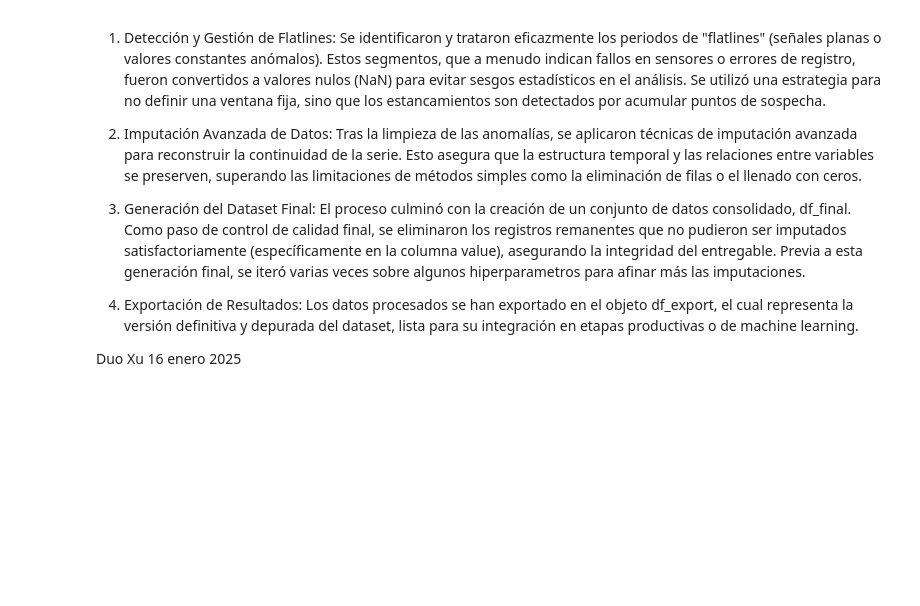
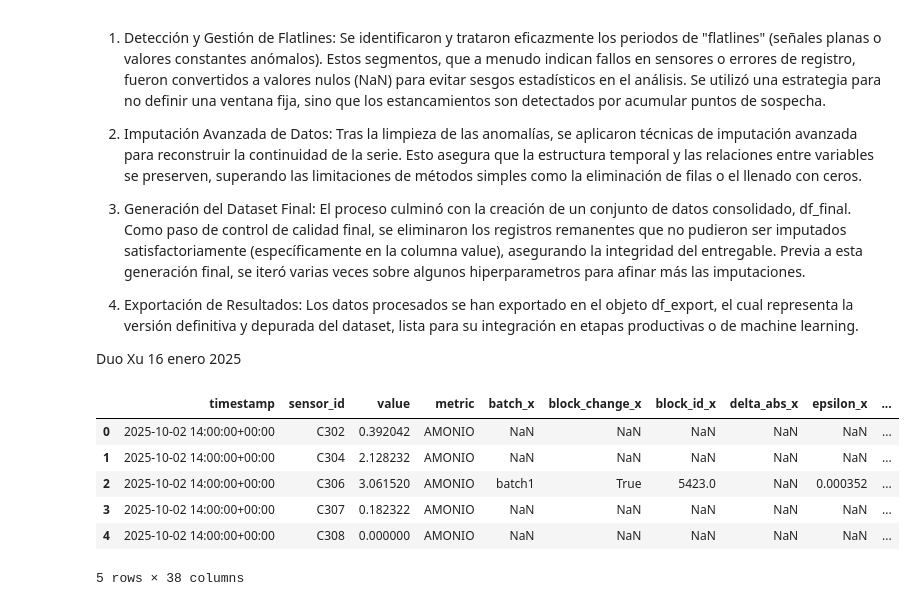
Before and after one commit to theDuoXu/Project-Stalker, a Jupyter notebook: notebooks/Inputación_avanzada_Flatline_cleaner.ipynb, the cells around one changed output. Saved outputs shown, nothing was run; the diff lists cells and outputs as text; code cells hidden in the pictures; blank space fills up the shorter version.

```diff
--- a/notebooks/Inputación_avanzada_Flatline_cleaner.ipynb
+++ b/notebooks/Inputación_avanzada_Flatline_cleaner.ipynb
@@ -2224,3 +2222,13 @@ El proceso de depuración y tratamiento de datos realizado en este notebook ha p
 4. Exportación de Resultados: Los datos procesados se han exportado en el objeto df_export, el cual representa la versión definitiva y depurada del dataset, lista para su integración en etapas productivas o de machine learning.
 
 Duo Xu 16 enero 2025
+# %%
+df_export.head()
+# %% [output]
+|  | timestamp | sensor_id | value | metric | batch_x | block_change_x | block_id_x | delta_abs_x | epsilon_x | ... |
+| 0 | 2025-10-02 14:00:00+00:00 | C302 | 0.392042 | AMONIO | NaN | NaN | NaN | NaN | NaN | ... |
+| 1 | 2025-10-02 14:00:00+00:00 | C304 | 2.128232 | AMONIO | NaN | NaN | NaN | NaN | NaN | ... |
+| 2 | 2025-10-02 14:00:00+00:00 | C306 | 3.061520 | AMONIO | batch1 | True | 5423.0 | NaN | 0.000352 | ... |
+| 3 | 2025-10-02 14:00:00+00:00 | C307 | 0.182322 | AMONIO | NaN | NaN | NaN | NaN | NaN | ... |
+| 4 | 2025-10-02 14:00:00+00:00 | C308 | 0.000000 | AMONIO | NaN | NaN | NaN | NaN | NaN | ... |
+5 rows × 38 columns
```
Also changed, not shown: parts of 4 cells of this notebook.
